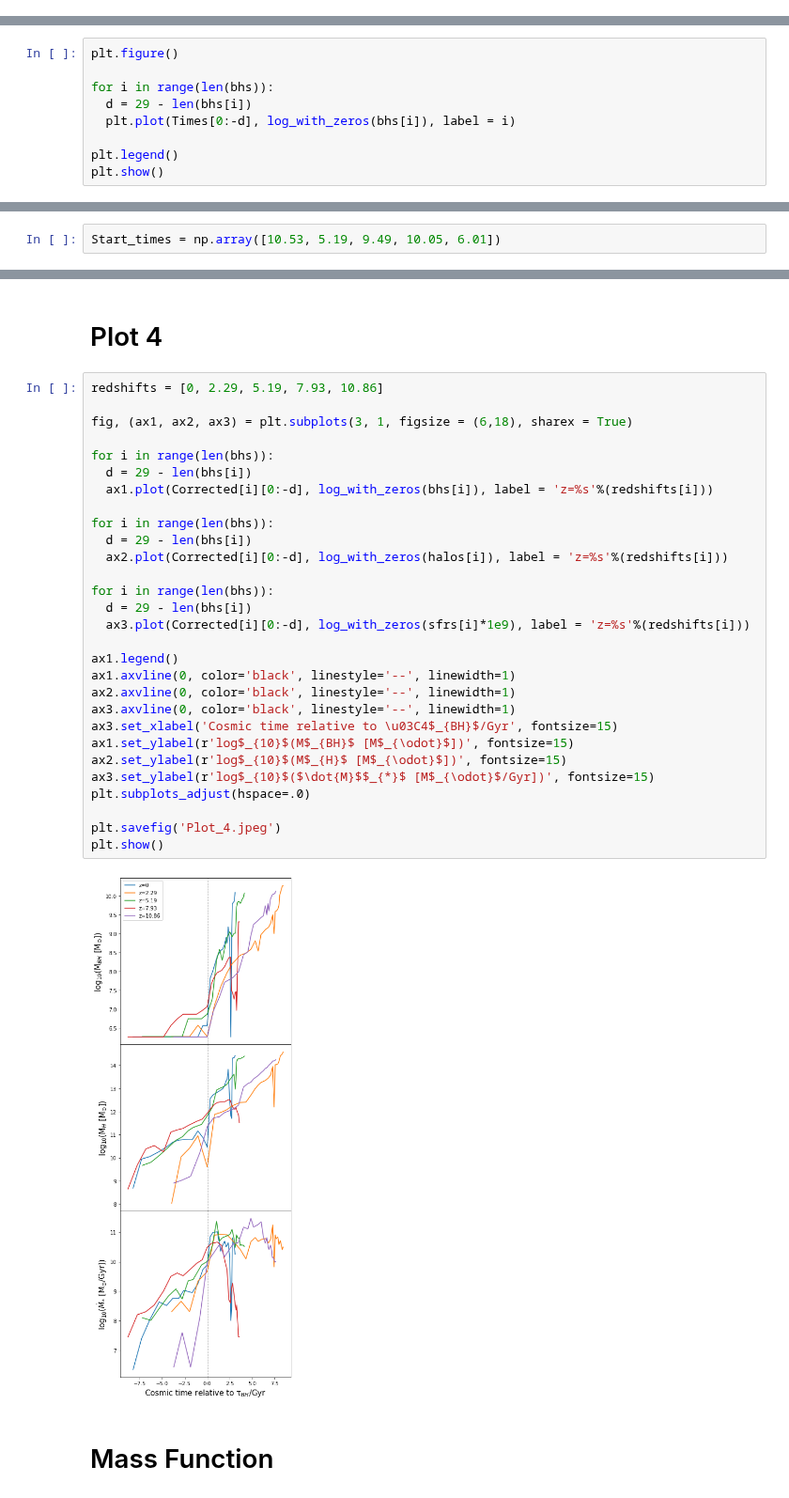
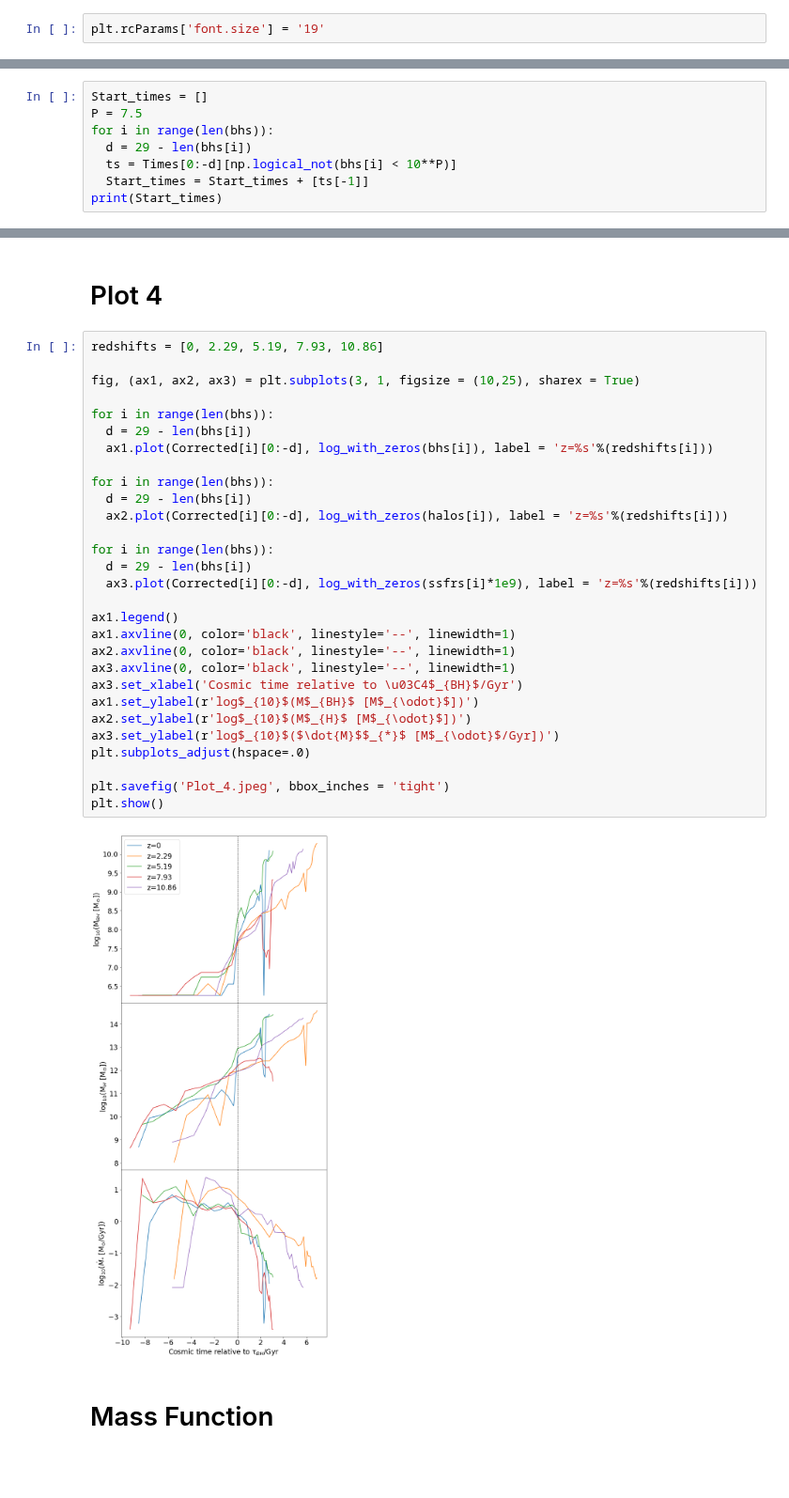
Before and after one commit to xvh422/L4-Project, a Jupyter notebook: J_Carter_Code.ipynb, the cells around one changed output, grey strips where cells are left out. Shown at 94% size. Drawn from its saved outputs; the diff is of its cells as text; blank space fills up the shorter version.

```diff
--- a/J_Carter_Code.ipynb
+++ b/J_Carter_Code.ipynb
@@ -27,6 +21,8 @@ from colossus.cosmology import cosmology
 from colossus.lss import mass_function
 
 con = sql.connect("vwg533", password = "FZtn087h")
+# %%
+plt.rcParams['font.size'] = '19'
 # %% [markdown]
 # Plot 1 Queries
 # %%
@@ -679,12 +678,11 @@ def remove_zeros(data):
 Times = np.array([13.62, 13.53, 13.32, 13.25, 13.16, 13.04, 12.86, 12.75, 12.63, 12.46, 12.25, 12.01, 11.66, 11.16,
                   10.86, 10.53, 10.05, 9.49, 8.86, 7.93, 7.37, 6.71, 6.01, 5.19, 4.16, 3.23, 2.29, 1.24, 0.0]) # len = 29
 # %%
-plt.figure()
-
+Start_times = []
+P = 7.5
 for i in range(len(bhs)):
   d = 29 - len(bhs[i])
-  plt.plot(Times[0:-d], log_with_zeros(bhs[i]), label = i)
-
-plt.legend()
-plt.show()
+  ts = Times[0:-d][np.logical_not(bhs[i] < 10**P)]
+  Start_times = Start_times + [ts[-1]]
+print(Start_times)
 # %% [output]
@@ -692,5 +690,3 @@ plt.show()
-# %%
-Start_times = np.array([10.53, 5.19, 9.49, 10.05, 6.01])
 # %%
 Corrected = []
 
@@ -702,34 +698,34 @@ for i in range(len(Start_times)):
 # %%
 redshifts = [0, 2.29, 5.19, 7.93, 10.86]
 
-fig, (ax1, ax2, ax3) = plt.subplots(3, 1, figsize = (6,18), sharex = True)
+fig, (ax1, ax2, ax3) = plt.subplots(3, 1, figsize = (10,25), sharex = True)
 
 for i in range(len(bhs)):
   d = 29 - len(bhs[i])
   ax1.plot(Corrected[i][0:-d], log_with_zeros(bhs[i]), label = 'z=%s'%(redshifts[i]))
 
 for i in range(len(bhs)):
   d = 29 - len(bhs[i])
   ax2.plot(Corrected[i][0:-d], log_with_zeros(halos[i]), label = 'z=%s'%(redshifts[i]))
 
 for i in range(len(bhs)):
   d = 29 - len(bhs[i])
-  ax3.plot(Corrected[i][0:-d], log_with_zeros(sfrs[i]*1e9), label = 'z=%s'%(redshifts[i]))
+  ax3.plot(Corrected[i][0:-d], log_with_zeros(ssfrs[i]*1e9), label = 'z=%s'%(redshifts[i]))
 
 ax1.legend()
 ax1.axvline(0, color='black', linestyle='--', linewidth=1)
 ax2.axvline(0, color='black', linestyle='--', linewidth=1)
 ax3.axvline(0, color='black', linestyle='--', linewidth=1)
-ax3.set_xlabel('Cosmic time relative to \u03C4$_{BH}$/Gyr', fontsize=15)
-ax1.set_ylabel(r'log$_{10}$(M$_{BH}$ [M$_{\odot}$])', fontsize=15)
-ax2.set_ylabel(r'log$_{10}$(M$_{H}$ [M$_{\odot}$])', fontsize=15)
-ax3.set_ylabel(r'log$_{10}$($\dot{M}$$_{*}$ [M$_{\odot}$/Gyr])', fontsize=15)
+ax3.set_xlabel('Cosmic time relative to \u03C4$_{BH}$/Gyr')
+ax1.set_ylabel(r'log$_{10}$(M$_{BH}$ [M$_{\odot}$])')
+ax2.set_ylabel(r'log$_{10}$(M$_{H}$ [M$_{\odot}$])')
+ax3.set_ylabel(r'log$_{10}$($\dot{M}$$_{*}$ [M$_{\odot}$/Gyr])')
 plt.subplots_adjust(hspace=.0)
 
-plt.savefig('Plot_4.jpeg')
+plt.savefig('Plot_4.jpeg', bbox_inches = 'tight')
 plt.show()
 # %% [output]
-[figure, old version]
+[figure, new version]
 # %% [markdown]
 # Mass Function
 # %%
```
Also changed, not shown: parts of 13 cells of this notebook.
